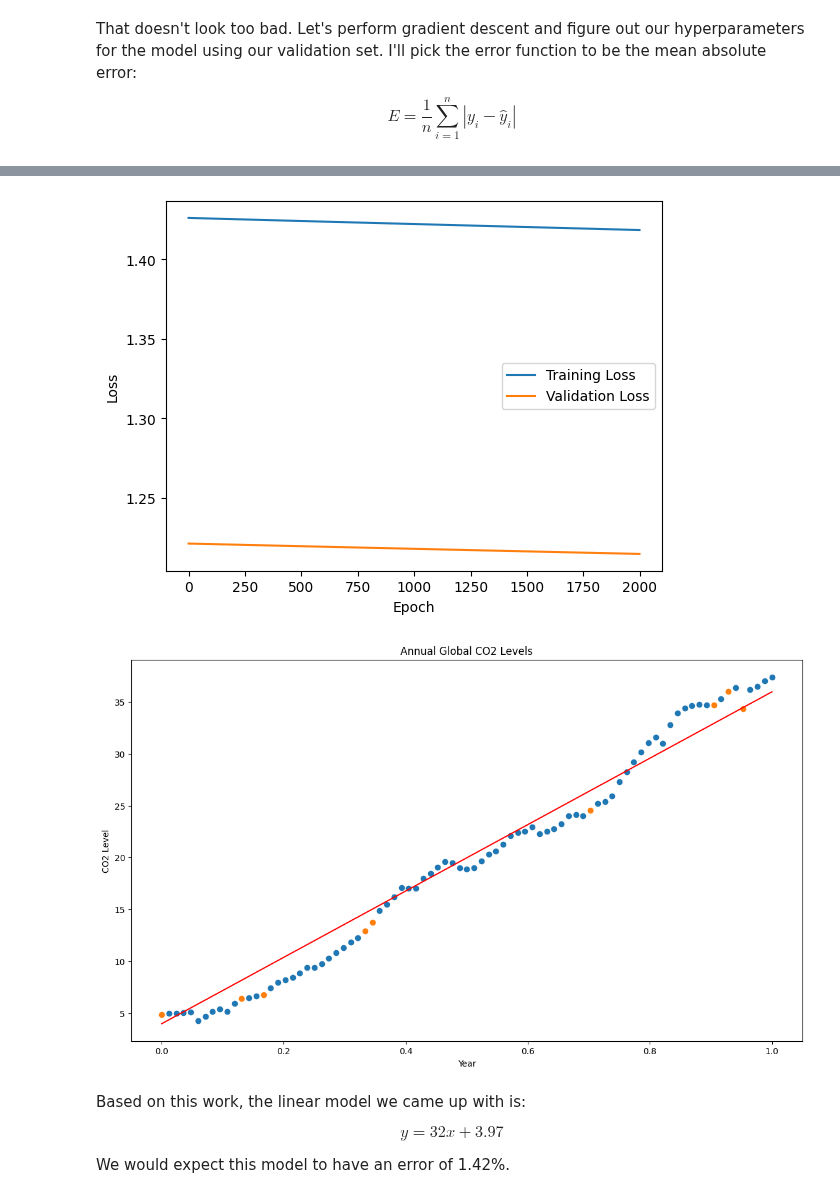
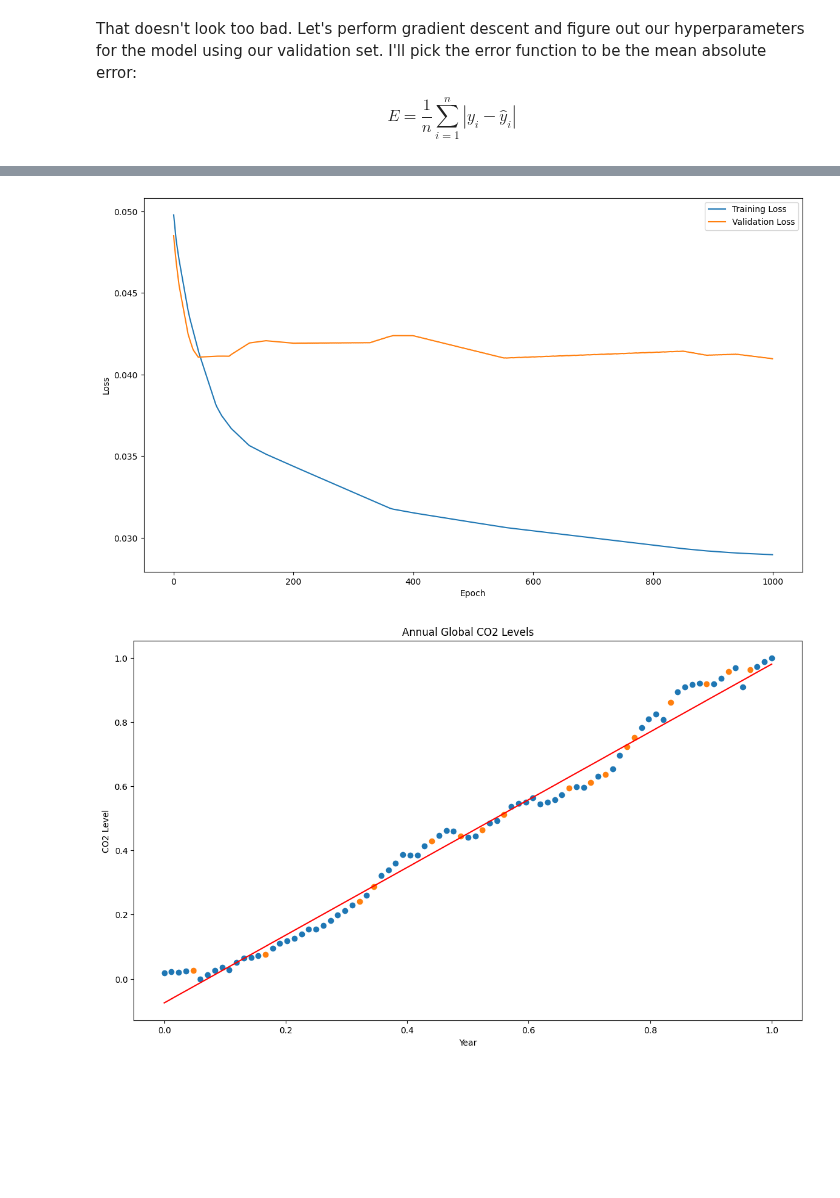
Before and after one commit to SepehrAkbari/LFC-courses, a Jupyter notebook: CSCI-240/Project-3/Main/Main.ipynb, the cells around one changed output, grey strips where cells are left out. Saved outputs shown, nothing was run; the diff lists cells and outputs as text; code cells hidden in the pictures; blank space fills up the shorter version.

Commit message:
main linear

```diff
--- a/CSCI-240/Project-3/Main/Main.ipynb
+++ b/CSCI-240/Project-3/Main/Main.ipynb
@@ -37,5 +42,5 @@ y = df['CO2 Level'].values.astype(np.float32)
 
 Splitting the data into training, validation, and testing sets.
 # %%
-X_train_val, X_test, y_train_val, y_test = train_test_split(X, y, test_size=0.1, random_state=2)
-X_train, X_val, y_train, y_val = train_test_split(X_train_val, y_train_val, test_size=0.1, random_state=2)
+x_train_val, x_test, y_train_val, y_test = train_test_split(x_values, y_values, test_size = 0.2, random_state = 13)
+x_train, x_val, y_train, y_val = train_test_split(x_train_val, y_train_val, test_size = 0.2, random_state = 13)
@@ -57,13 +63,13 @@ $$ y = 32x + 4 $$
+# %%
+m = 1.0
+b = 0.0
 # %%
-m = 32
-b = 4
-
-x = np.linspace(0, 1, 200)
+x = np.linspace(0, 1, 100)
 y = linearModel(m, b, x)
 
 plt.figure(figsize = (14, 8))
 plt.plot(x, y, color = 'red')
-plt.scatter(X_train, y_train)
+plt.scatter(x_train, y_train)
 
 plt.show()
 # %% [output]
@@ -78 +84,5 @@ def linearError(m: float, b: float, X:np.ndarray, y:np.ndarray) -> float:
+# %%
+# Hyperparameters
+learning_rate = 1E-3
+epochs = 1000
 # %%
@@ -137,29 +136,24 @@ m: 32.00207482494616, b: 3.9739095685835353
 # %%
-plt.plot(trainig_losses, label='Training Loss')
-plt.plot(validation_losses, label='Validation Loss')
+plt.figure(figsize = (14, 8))
+plt.plot(training_loss, label='Training Loss')
+plt.plot(validation_loss, label='Validation Loss')
 plt.xlabel('Epoch')
 plt.ylabel('Loss')
 plt.legend()
 plt.show()
 # %% [output]
-[figure, old version]
+[figure, new version]
 # %%
 #plot our model with our data
 x = np.linspace(0, 1, 200)
 y = linearModel(m, b, x)
 plt.figure(figsize = (14, 8))
 plt.plot(x, y, 'r')
-plt.scatter(X_train_val, y_train_val)
-plt.scatter(X_test, y_test)
+plt.scatter(x_train_val, y_train_val)
+plt.scatter(x_test, y_test)
 plt.xlabel('Year')
 plt.ylabel('CO2 Level')
 plt.title('Annual Global CO2 Levels')
 plt.show()
 # %% [output]
-[figure, old version]
+[figure, new version]
-# %% [markdown]
-Based on this work, the linear model we came up with is:
-
-$$ y = 32x + 3.97 $$
-
-We would expect this model to have an error of 1.42%.
```
Also changed, not shown: parts of 7 cells of this notebook, 2 other files.
